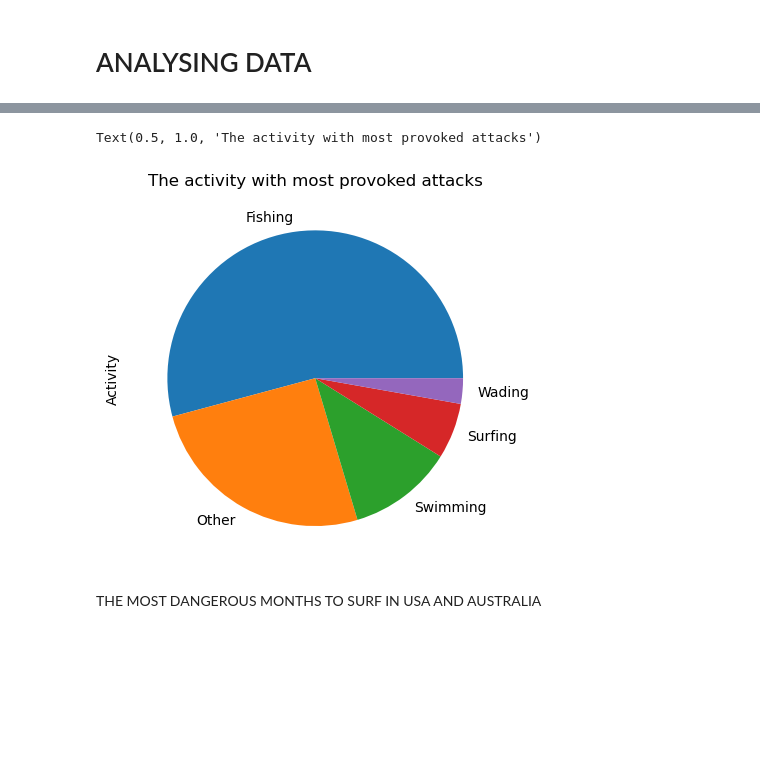
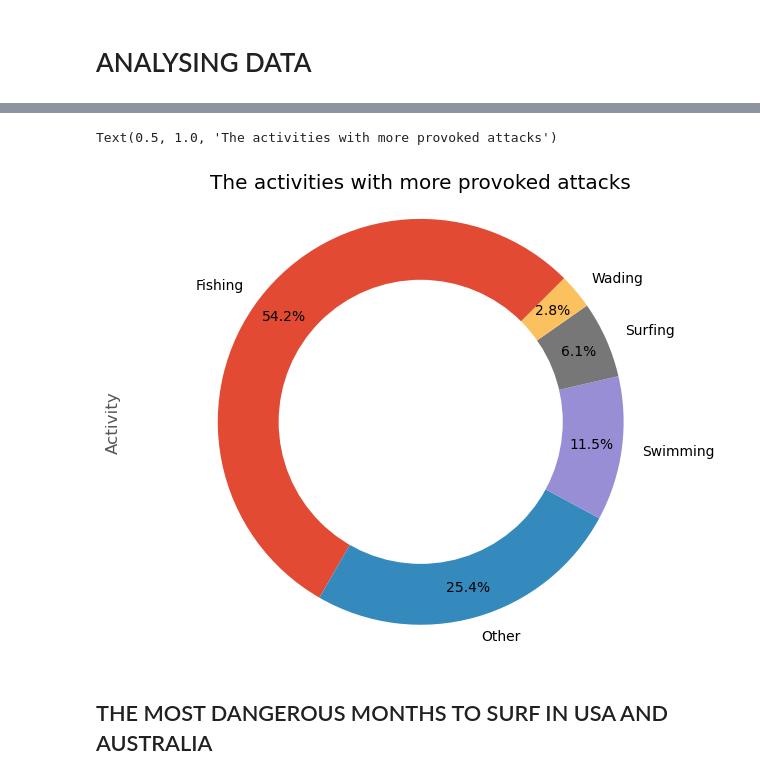
Before and after one commit to marcdalmaum/project_1, a Jupyter notebook: analysis.ipynb, the cells around one changed output, grey strips where cells are left out. Cells and saved outputs as stored; diff of their text form; code cells hidden in the pictures; blank space fills up the shorter version.

```diff
--- a/analysis.ipynb
+++ b/analysis.ipynb
@@ -6,6 +6,7 @@ import pandas as pd
 import numpy as np
 import matplotlib.pyplot as plt
 import seaborn as sns
+plt.style.use('ggplot')
 # %%
 # Reading CSV
 df = pd.read_csv ('./data/attacks_cleaned.csv')
@@ -57,11 +76,16 @@ Name: Activity, dtype: int64
 # %%
 # Tot i ser de les activitats amb menys atacks de taurons, és la que més en provoca amb diferencia
-df[(df["Type"] == 'Provoked')].Activity.value_counts().head(10).plot(kind="pie")
-plt.title("The activity with most provoked attacks")
+df[(df["Type"] == 'Provoked')].Activity.value_counts().head(10).plot(kind="pie", autopct='%1.1f%%', startangle=45, pctdistance=0.85)
+centre_circle = plt.Circle((0,0),0.70,fc='white')
+fig = plt.gcf()
+fig.gca().add_artist(centre_circle)
+plt.axis('equal')
+plt.tight_layout()
+plt.title('The activities with more provoked attacks')
 # %% [output]
-Text(0.5, 1.0, 'The activity with most provoked attacks')
+Text(0.5, 1.0, 'The activities with more provoked attacks')
-[figure, old version]
+[figure, new version]
 # %% [markdown]
-THE MOST DANGEROUS MONTHS TO SURF IN USA AND AUSTRALIA
+## THE MOST DANGEROUS MONTHS TO SURF IN USA AND AUSTRALIA
 # %%
 months = ['January', 'February', 'March', 'April', 'May', 'June', 'July','August', 'September', 'October', 'November', 'December']
```
Also changed, not shown: parts of 12 cells of this notebook, 5 other files.
